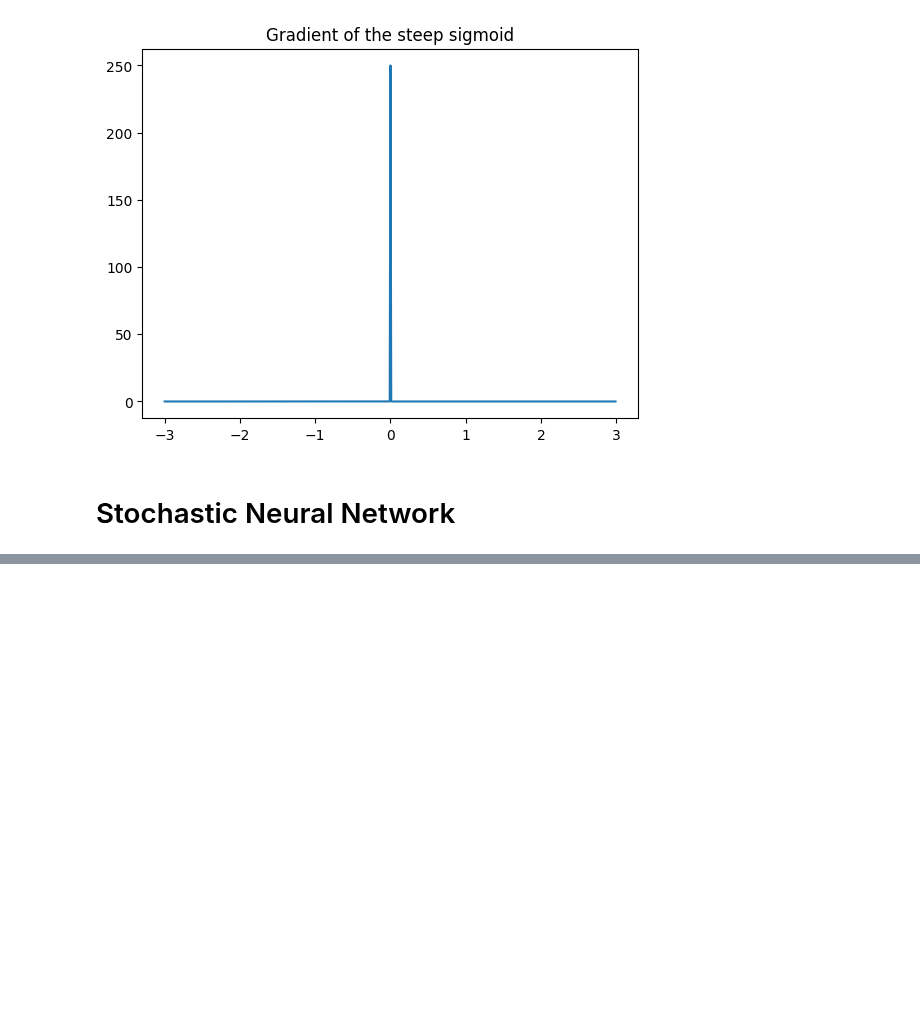
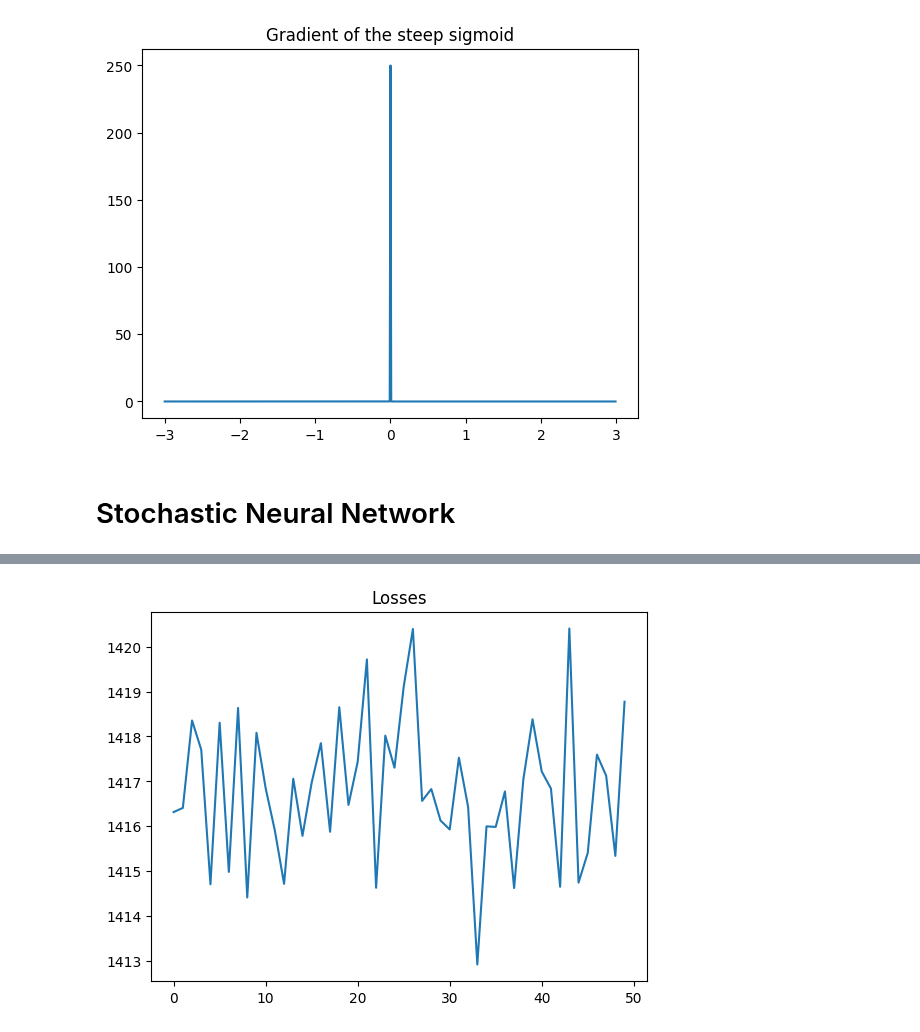
Before and after one commit to suessflorian/biological-neurons, a Jupyter notebook: spiking_stochastic/test_stochastic.ipynb, the cells around one changed output, grey strips where cells are left out. Saved outputs shown, nothing was run; the diff lists cells and outputs as text; code cells hidden in the pictures; blank space fills up the shorter version.

```diff
--- a/spiking_stochastic/test_stochastic.ipynb
+++ b/spiking_stochastic/test_stochastic.ipynb
@@ -40,11 +54,11 @@ transform = transforms.Compose([
     transforms.Normalize(0.5, 0.5)
 ])
 
-batch_size = 30
+batch_size = 100
 
 train_dataset = torchvision.datasets.MNIST('../../Neural-Networks/data', train = True, transform = transform)
 test_dataset = torchvision.datasets.MNIST('../../Neural-Networks/data', train = False, transform = transform)
 train_loader = torch.utils.data.DataLoader(train_dataset, batch_size = batch_size, shuffle = True)
 test_loader = torch.utils.data.DataLoader(test_dataset, batch_size = batch_size, shuffle = False)
+
+# features, labels = next(iter(train_loader))
-# %%
-f, l = next(iter(train_loader))
@@ -66,0 +124,23 @@ model = SigmoidApproximation()
+# %%
+n_epochs = 50
+T = 5
+losses = []
+
+for epoch in range(n_epochs):
+    epoch_loss = 0.0
+    for i, (features, labels) in enumerate(train_loader):
+        features, labels = features.to(device), labels.to(device)
+
+        outputs = model(features.view(-1, 28 * 28), T)
+        # outputs = outputs / T # Algorithm Line 15
+        # outputs = F.softmax(outputs, dim = 0) # Algorithm Line 16
+        loss = criterion(outputs, labels) # Algorithm Line 17
+
+        optimizer.zero_grad()
+        loss.backward()
+        optimizer.step()
+
+        epoch_loss += loss.item()
+        if (i+1) % 100 == 0:
+            printf(f'Epoch [{epoch+1}/{n_epochs}], Step [{i+1}/{len(train_loader)}], Loss: {loss.item():.4f}')
+    losses += [epoch_loss]
@@ -66,0 +149,5 @@ model = SigmoidApproximation()
+# %%
+plt.plot(torch.arange(n_epochs), losses)
+plt.title('Losses');
+# %% [output]
+[figure, added]
```
Also changed, not shown: parts of 6 cells of this notebook, 1 other file.
